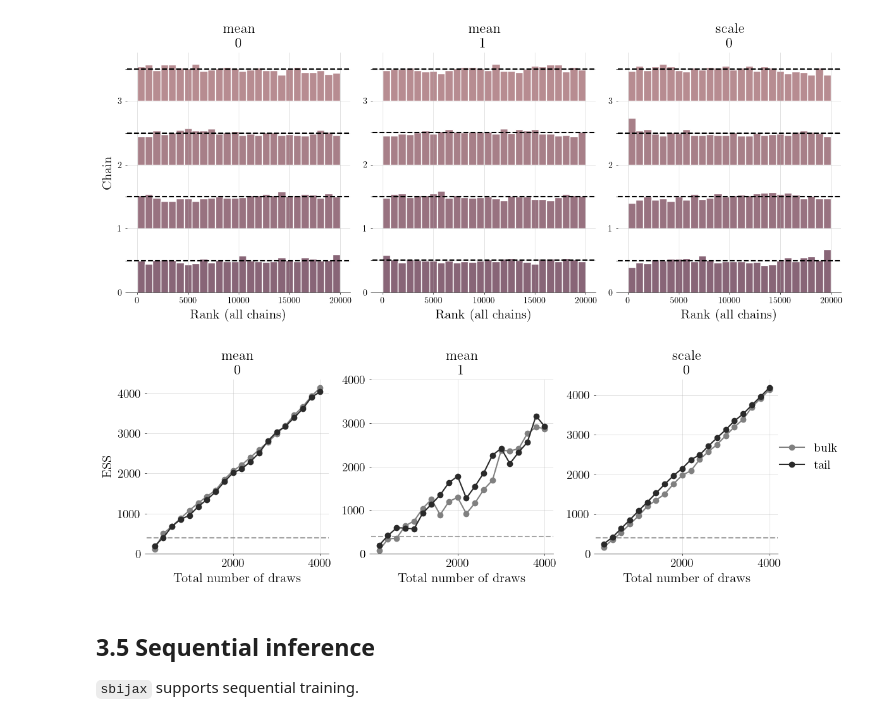
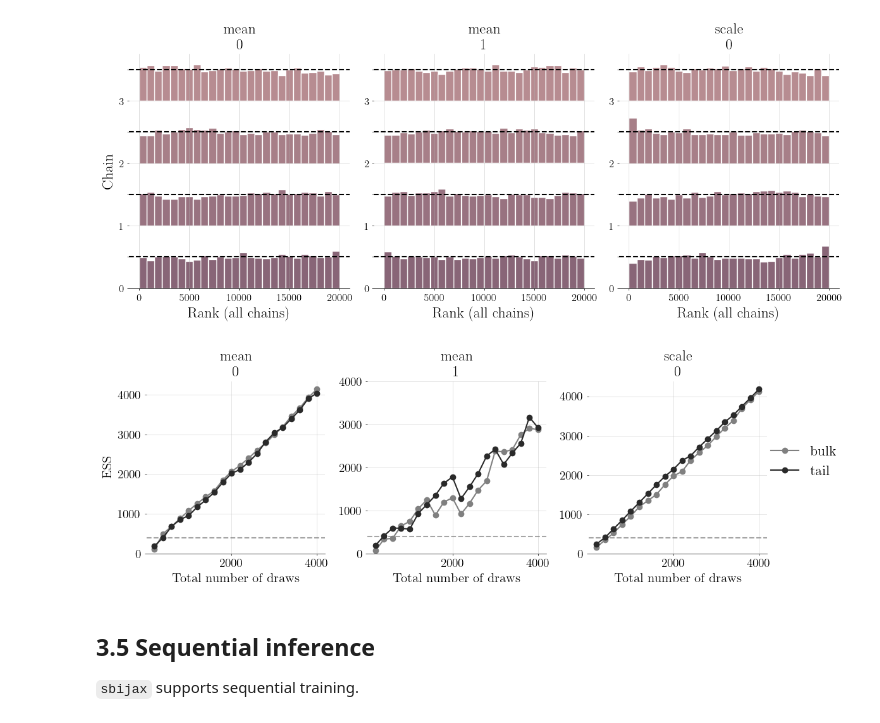
Before and after one commit to dirmeier/sbijax, a Jupyter notebook: manuscript+supplement/experimental_code/chp3-the_sbi_package.ipynb, the cells around one changed output. Saved outputs shown, nothing was run; the diff lists cells and outputs as text; code cells hidden in the pictures.

```diff
--- a/manuscript+supplement/experimental_code/chp3-the_sbi_package.ipynb
+++ b/manuscript+supplement/experimental_code/chp3-the_sbi_package.ipynb
@@ -195,5 +195,6 @@ with plt.style.context("sbijax-grayish"):
     _, axes = plt.subplots(figsize=(6, 2))
     sbijax.plot_loss_profile(losses[1:], axes=axes)
     plt.savefig("./figs/package-bivariate_model-loss_plot.pdf", dpi=200)
+    axes.legend(fontsize=12)
     plt.show()
 # %% [output]
@@ -205,20 +206,27 @@ with sns.color_palette(bivariate_colors):
     _, axes = plt.subplots(figsize=(9, 4), ncols=2, nrows=2)
     sbijax.plot_trace(inference_results, axes=axes)
     for i, ax in enumerate(axes.flatten()):
+        ax.title.set_size(14)
         if i % 2 == 0:
             ax.set_yticks([0, 0.5, 1, 1.5])
         elif i == 1:
             ax.set_yticks([-2, 0.0, 2.0])
         else:
             ax.set_yticks([0, 1, 2])
+        ax.tick_params(axis='both',labelsize=10)
     plt.savefig("./figs/package-trace_plot.pdf", dpi=200)
     plt.tight_layout()
     plt.show()
 # %% [output]
 [figure]
 # %%
-_, axes = plt.subplots(figsize=(9, 2), ncols=2)
+_, axes = plt.subplots(figsize=(9, 3), ncols=2)
 sbijax.plot_rhat_and_ress(inference_results, axes)
+for ax in axes:
+    ax.xaxis.label.set_size(16)
+    ax.yaxis.label.set_size(20)
+    ax.tick_params(axis='both',labelsize=13)
+plt.tight_layout()
 plt.savefig("./figs/package-ress_rhat_plot.pdf", dpi=200)
 plt.show()
 # %% [output]
@@ -227,6 +235,11 @@ plt.show()
 with sns.color_palette(sns.blend_palette(["#78586f", "#c79999"])):
     _, axes = plt.subplots(figsize=(12, 5), ncols=3)
     sbijax.plot_rank(inference_results, axes)
+    for ax in axes.flatten():
+        ax.tick_params(axis='both',labelsize=12)
+        ax.xaxis.label.set_size(17)
+        ax.yaxis.label.set_size(17)
+        ax.title.set_size(17)
     plt.tight_layout()
     plt.savefig("./figs/package-rank_plot.pdf", dpi=200)
     plt.show()
@@ -235,15 +248,16 @@ with sns.color_palette(sns.blend_palette(["#78586f", "#c79999"])):
 # %%
 with plt.style.context("sbijax-grayish"):
     _, axes = plt.subplots(figsize=(12, 4), ncols=3)
     sbijax.plot_ess(inference_results, axes)
     for ax in axes.flatten():
-       ax.set_yticks([0, 1000, 2000, 3000, 4000])
-    ax.legend(fontsize=14, bbox_to_anchor=(0.95, 0.7), frameon=False)
+        ax.set_yticks([0, 1000, 2000, 3000, 4000])
+        ax.title.set_size(17)
+    ax.legend(fontsize=16, bbox_to_anchor=(0.95, 0.7), frameon=False)
     plt.tight_layout()
     plt.savefig("./figs/package-ess_plot.pdf", dpi=200)
     plt.show()
 # %% [output]
-[figure, old version]
+[figure, new version]
 # %% [markdown]
 ## 3.5 Sequential inference
 
```
Also changed, not shown: parts of 4 cells of this notebook, 9 other files.
